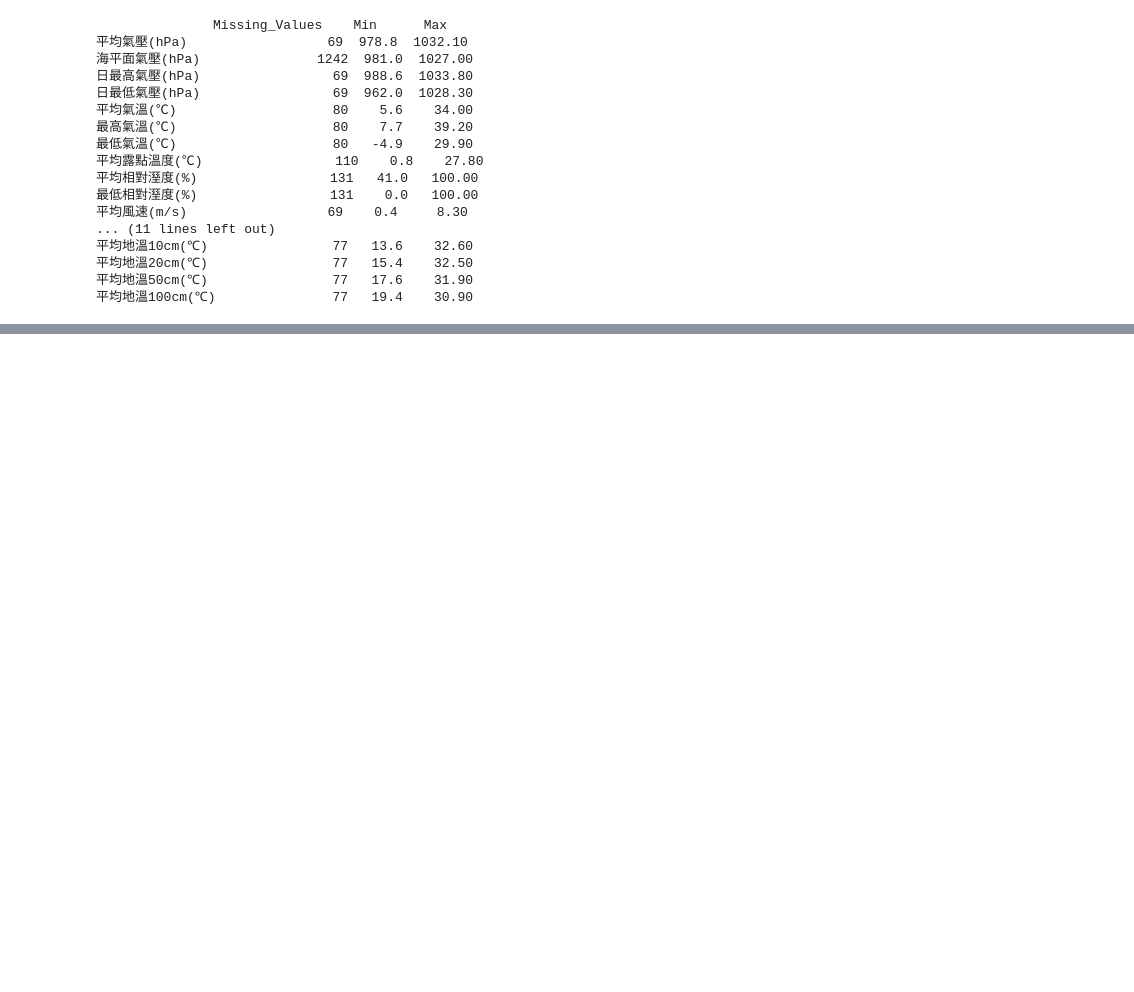
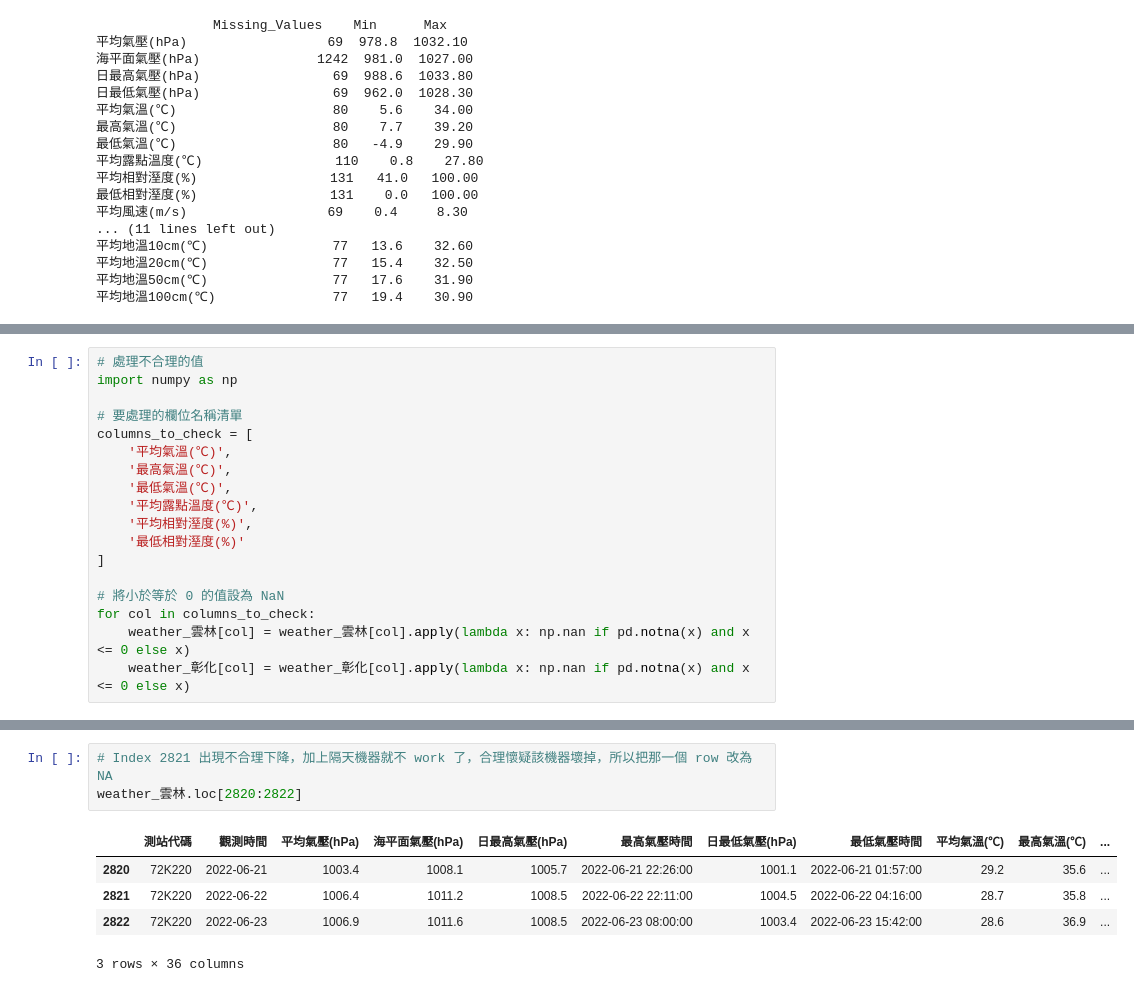
Before and after one commit to fred0620/DS_Final_Project, a Jupyter notebook: data.ipynb, the cells around one changed output, grey strips where cells are left out. Cells and saved outputs as stored; diff of their text form; blank space fills up the shorter version.

```diff
--- a/data.ipynb
+++ b/data.ipynb
@@ -256,0 +282,18 @@ weather_雲林[weather_雲林["觀測時間"] == "2015-08-20"]
+# %%
+# 處理不合理的值
+import numpy as np
+
+# 要處理的欄位名稱清單
+columns_to_check = [
+    '平均氣溫(℃)',
+    '最高氣溫(℃)',
+    '最低氣溫(℃)',
+    '平均露點溫度(℃)',
+    '平均相對溼度(%)',
+    '最低相對溼度(%)'
+]
+
+# 將小於等於 0 的值設為 NaN
+for col in columns_to_check:
+    weather_雲林[col] = weather_雲林[col].apply(lambda x: np.nan if pd.notna(x) and x <= 0 else x)
+    weather_彰化[col] = weather_彰化[col].apply(lambda x: np.nan if pd.notna(x) and x <= 0 else x)
@@ -256,0 +411,9 @@ weather_雲林[weather_雲林["觀測時間"] == "2015-08-20"]
+# %%
+# Index 2821 出現不合理下降，加上隔天機器就不 work 了，合理懷疑該機器壞掉，所以把那一個 row 改為 NA
+weather_雲林.loc[2820:2822]
+# %% [output]
+|  | 測站代碼 | 觀測時間 | 平均氣壓(hPa) | 海平面氣壓(hPa) | 日最高氣壓(hPa) | 最高氣壓時間 | 日最低氣壓(hPa) | 最低氣壓時間 | 平均氣溫(℃) | 最高氣溫(℃) | ... |
+| 2820 | 72K220 | 2022-06-21 | 1003.4 | 1008.1 | 1005.7 | 2022-06-21 22:26:00 | 1001.1 | 2022-06-21 01:57:00 | 29.2 | 35.6 | ... |
+| 2821 | 72K220 | 2022-06-22 | 1006.4 | 1011.2 | 1008.5 | 2022-06-22 22:11:00 | 1004.5 | 2022-06-22 04:16:00 | 28.7 | 35.8 | ... |
+| 2822 | 72K220 | 2022-06-23 | 1006.9 | 1011.6 | 1008.5 | 2022-06-23 08:00:00 | 1003.4 | 2022-06-23 15:42:00 | 28.6 | 36.9 | ... |
+3 rows × 36 columns
```
Also changed, not shown: parts of 31 cells of this notebook, 11 other files.
